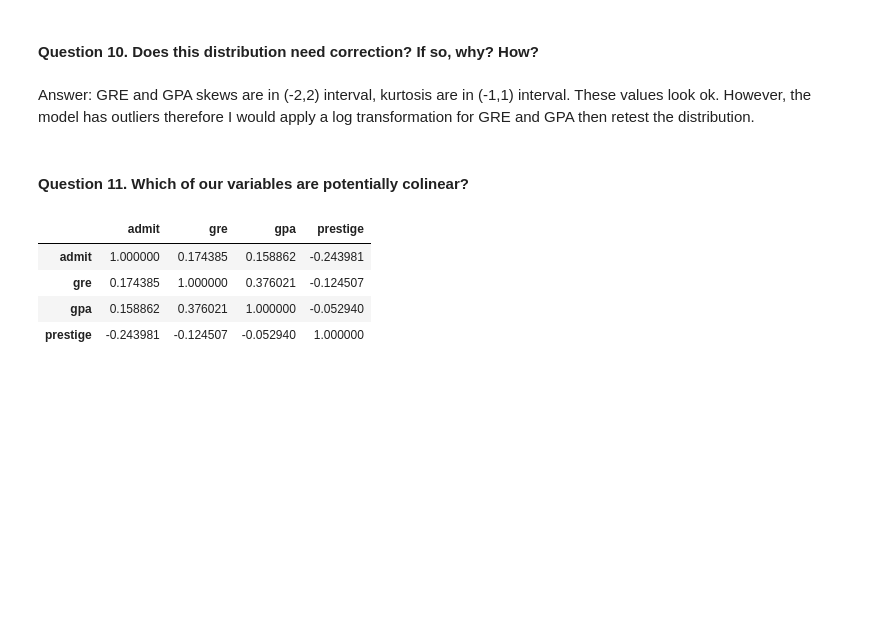
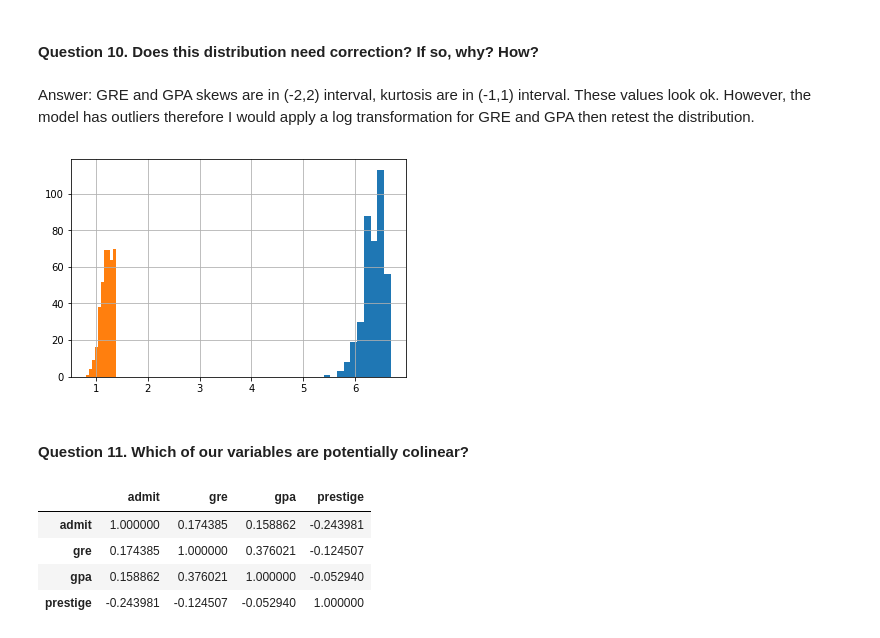
Before and after one commit to MelGa2018/projects, a Jupyter notebook: ga_ds_project_2/project2.ipynb, the cells around one changed output. Cells and saved outputs as stored; diff of their text form; code cells hidden in the pictures; blank space fills up the shorter version.

```diff
--- a/ga_ds_project_2/project2.ipynb
+++ b/ga_ds_project_2/project2.ipynb
@@ -193,6 +193,12 @@ Answer: The model doesn’t meet the requirements of normal distribution:
 #### Question 10.  Does this distribution need correction? If so, why? How?
 # %% [markdown]
 Answer: GRE and GPA skews are in (-2,2) interval, kurtosis are in (-1,1) interval. These values look ok. However, the model has outliers therefore I would apply a log transformation for GRE and GPA then retest the distribution.
+# %%
+df_clean["gre"].apply(np.log).hist()
+df_clean["gpa"].apply(np.log).hist()
+plt.show()
+# %% [output]
+[figure, added]
 # %% [markdown]
 #### Question 11. Which of our variables are potentially colinear?
 # %%
```
